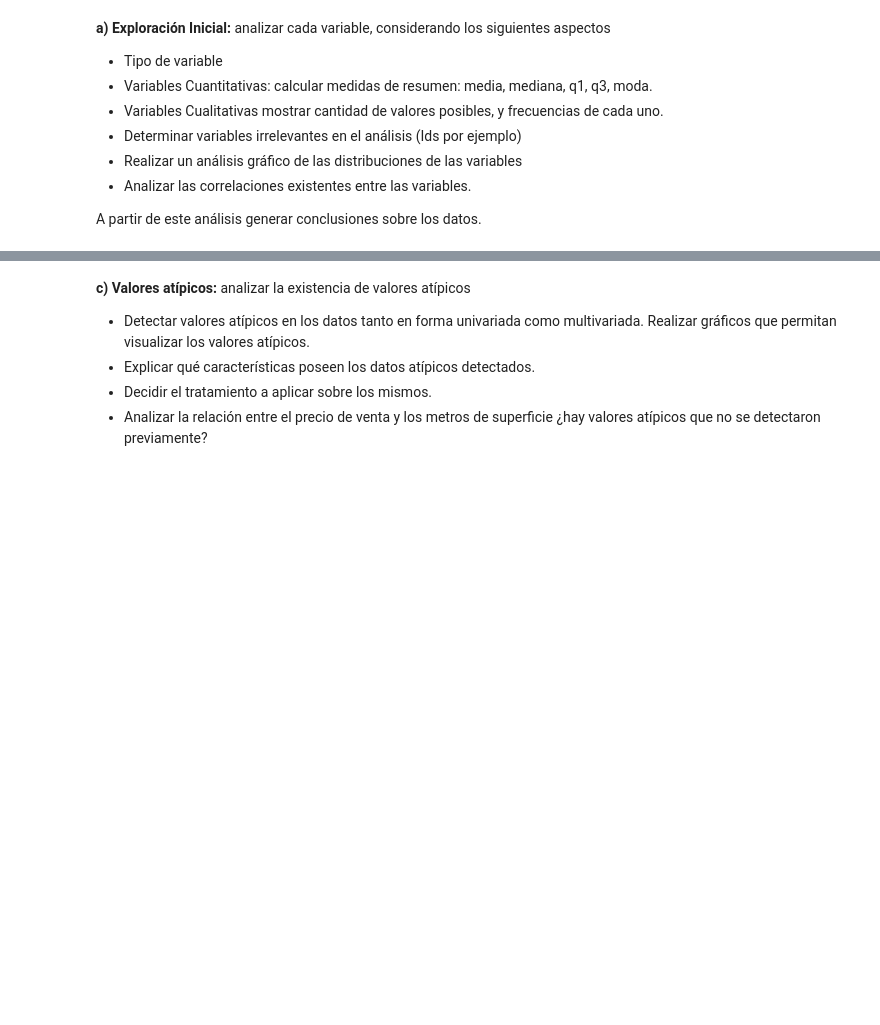
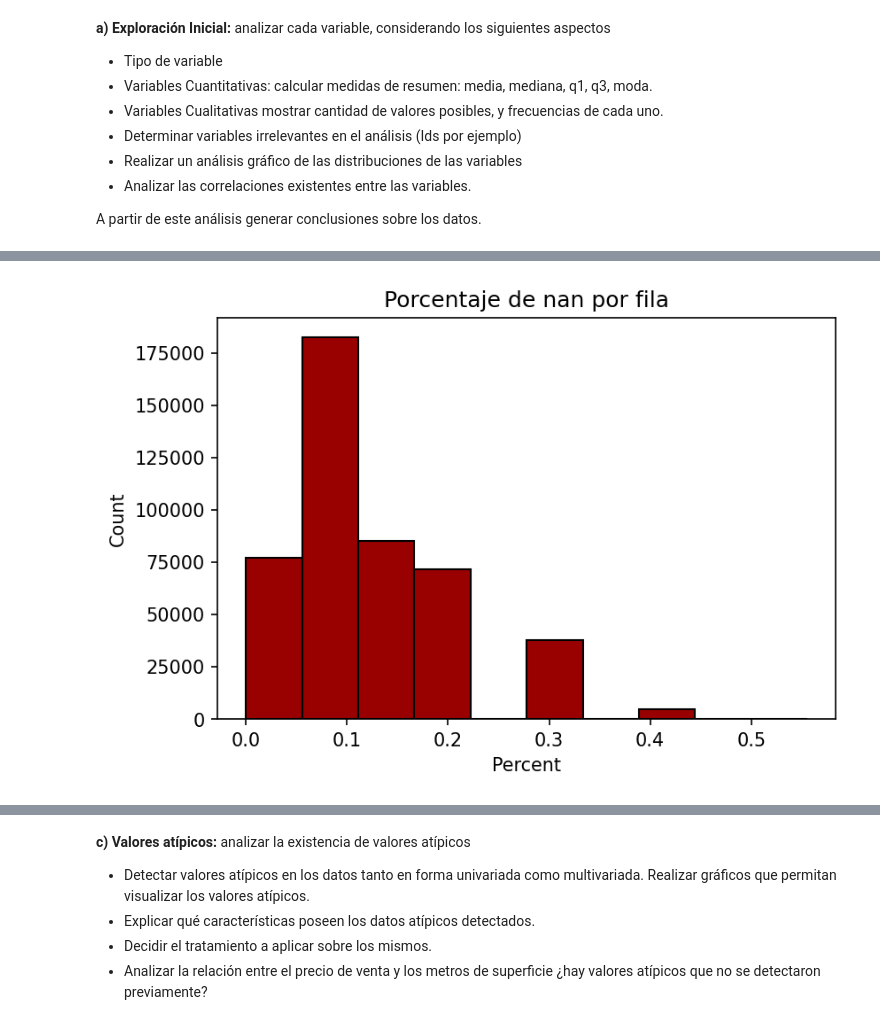
Before and after one commit to napoli-lucia/7506-Organizacion-de-Datos-TPs, a Jupyter notebook: 7506R_TP1_GRUPO18_ENTREGA.ipynb, the cells around one changed output, grey strips where cells are left out. Saved outputs shown, nothing was run; the diff lists cells and outputs as text; code cells hidden in the pictures; blank space fills up the shorter version.

```diff
--- a/7506R_TP1_GRUPO18_ENTREGA.ipynb
+++ b/7506R_TP1_GRUPO18_ENTREGA.ipynb
@@ -66,0 +238,7 @@ A partir de este análisis generar conclusiones sobre los datos.
+# %%
+plt.figure(dpi=150)
+sns.histplot(data=na_ratio_row, x="Percent", bins=10, color=(0.6, 0, 0), alpha = 1)
+plt.title("Porcentaje de nan por fila")
+plt.show()
+# %% [output]
+[figure, added]
```
Also changed, not shown: parts of 46 cells of this notebook.
